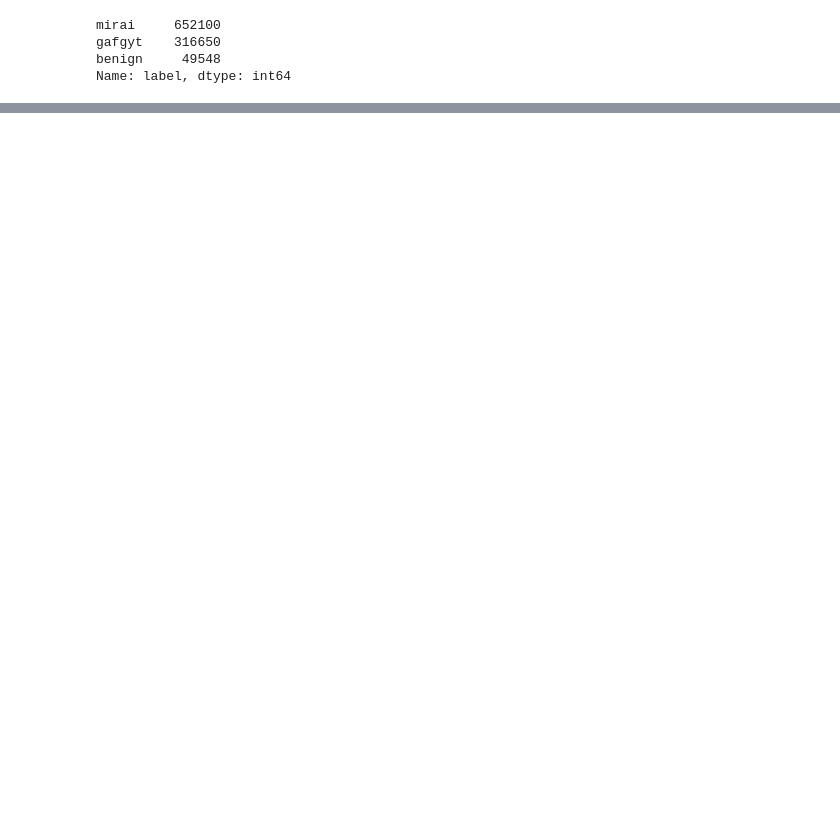
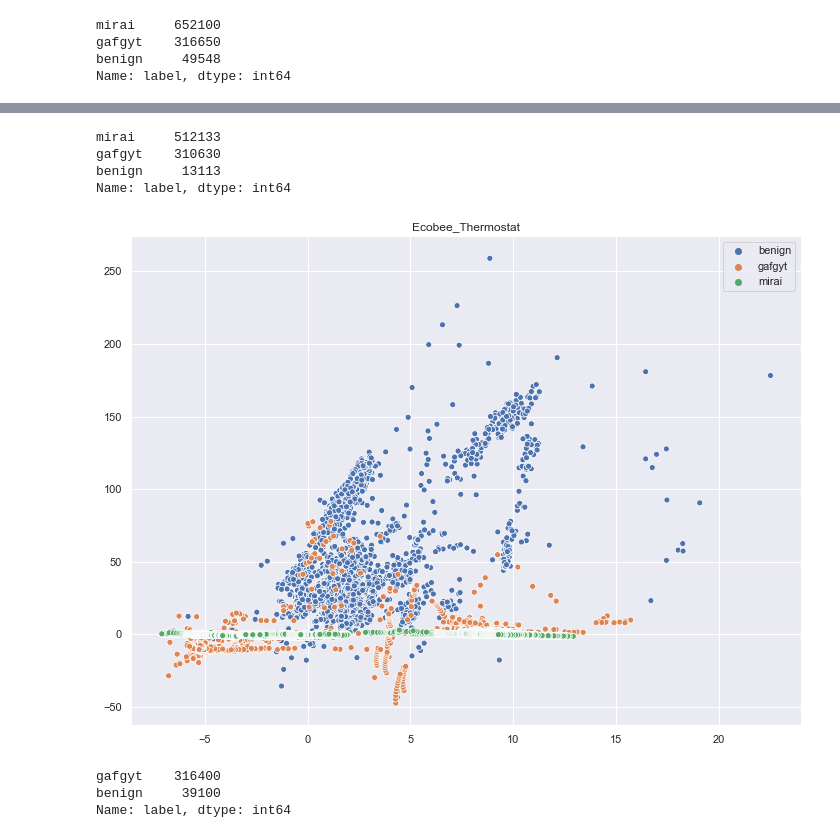
Before and after one commit to dineshh912/IoT-botnet-attack-detection, a Jupyter notebook: s2-eda.ipynb, the cells around one changed output, grey strips where cells are left out. Saved outputs shown, nothing was run; the diff lists cells and outputs as text; code cells hidden in the pictures; blank space fills up the shorter version.

```diff
--- a/s2-eda.ipynb
+++ b/s2-eda.ipynb
@@ -427,0 +404,17 @@ plot_2d_scatter_plot(danmini_doorbell_df, 'Danmini Door Bell')
+# %%
+ecobee_thermostat_df['label'].value_counts()
+# %% [output]
+mirai     512133
+gafgyt    310630
+benign     13113
+Name: label, dtype: int64
+# %%
+plot_2d_scatter_plot(ecobee_thermostat_df, 'Ecobee_Thermostat')
+# %% [output]
+[figure, added]
+# %%
+ennio_doorbell_df['label'].value_counts()
+# %% [output]
+gafgyt    316400
+benign     39100
+Name: label, dtype: int64
```
Also changed, not shown: parts of 33 cells of this notebook.
